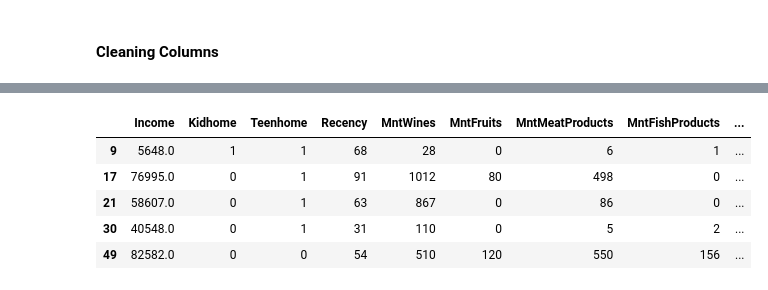
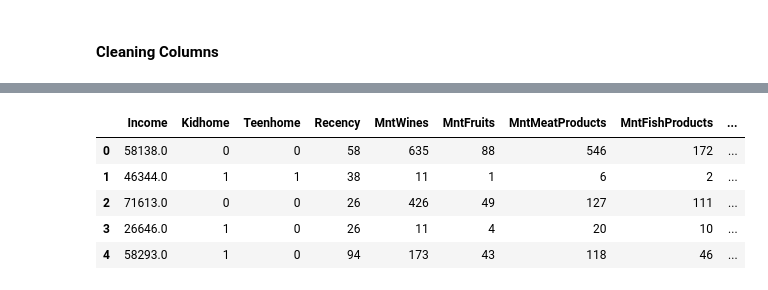
Before and after one commit to jgonzalez1015/Portfolio-Projects, a Jupyter notebook: Food Marketing Analysis Project/Food Marketing Analysis Project.ipynb, the cells around one changed output, grey strips where cells are left out. Drawn from its saved outputs; the diff is of its cells as text; code cells hidden in the pictures.

```diff
--- a/Food Marketing Analysis Project/Food Marketing Analysis Project.ipynb
+++ b/Food Marketing Analysis Project/Food Marketing Analysis Project.ipynb
@@ -76,4 +78,7 @@ food['education_PhD'] = food['education_PhD'].replace({1:5, 0:0})
 food['Education_Status'] = food[['education_2n Cycle', 'education_Basic', 'education_Graduation', 'education_Master', 'education_PhD']].sum(axis= 1)
 food['Education_Status_str'] = food['Education_Status'].map({5: 'Doctorate', 4: 'Master', 3: 'Bachelor', 2: 'High School', 1: 'Non-High School'})
 # %%
-food['Accepted_Campaigns'] = food[['AcceptedCmp3', 'AcceptedCmp4', 'AcceptedCmp5', 'AcceptedCmp1', 'AcceptedCmp2']].sum(axis= 1)          #Did anyone accept more than 1 campaign?
+food['Accepted_Campaigns'] = food[['AcceptedCmp3', 'AcceptedCmp4', 'AcceptedCmp5', 'AcceptedCmp2', 'AcceptedCmp1', 'Response']].sum(axis= 1)
+food['Accepted_Campaigns'] = (food['Accepted_Campaigns'] != 0).astype(int)
+
+#Did they accept a campaign? Yes (1), No (0)
@@ -79,0 +139,12 @@ food['Accepted_Campaigns'] = food[['AcceptedCmp3', 'AcceptedCmp4', 'AcceptedCmp5
+# %%
+age_groups = [(23, 30), (31, 40), (41, 50), (51, 60), (61, 70), (71, 85)]
+
+def assign_age_group(Age):
+    for age_range in age_groups:
+        if age_range[0] <= Age <= age_range[1]:
+            return f'{age_range[0]} - {age_range[1]}'
+    return ('Unkown')
+
+food['Age_Group'] = food['Age'].apply(assign_age_group)
+
+age_order = ['23 - 30', '31 - 40', '41 - 50', '51 - 60', '61 - 70', '71 - 85']
@@ -80,9 +178,9 @@ food['Accepted_Campaigns'] = food[['AcceptedCmp3', 'AcceptedCmp4', 'AcceptedCmp5
 # %%
-food[food['Accepted_Campaigns'] != 0].head()
+food.head()
 # %% [output]
 |  | Income | Kidhome | Teenhome | Recency | MntWines | MntFruits | MntMeatProducts | MntFishProducts | ... |
-| 9 | 5648.0 | 1 | 1 | 68 | 28 | 0 | 6 | 1 | ... |
-| 17 | 76995.0 | 0 | 1 | 91 | 1012 | 80 | 498 | 0 | ... |
-| 21 | 58607.0 | 0 | 1 | 63 | 867 | 0 | 86 | 0 | ... |
-| 30 | 40548.0 | 0 | 1 | 31 | 110 | 0 | 5 | 2 | ... |
-| 49 | 82582.0 | 0 | 0 | 54 | 510 | 120 | 550 | 156 | ... |
+| 0 | 58138.0 | 0 | 0 | 58 | 635 | 88 | 546 | 172 | ... |
+| 1 | 46344.0 | 1 | 1 | 38 | 11 | 1 | 6 | 2 | ... |
+| 2 | 71613.0 | 0 | 0 | 26 | 426 | 49 | 127 | 111 | ... |
+| 3 | 26646.0 | 1 | 0 | 26 | 11 | 4 | 20 | 10 | ... |
+| 4 | 58293.0 | 1 | 0 | 94 | 173 | 43 | 118 | 46 | ... |
```
Also changed, not shown: parts of 12 cells of this notebook.
